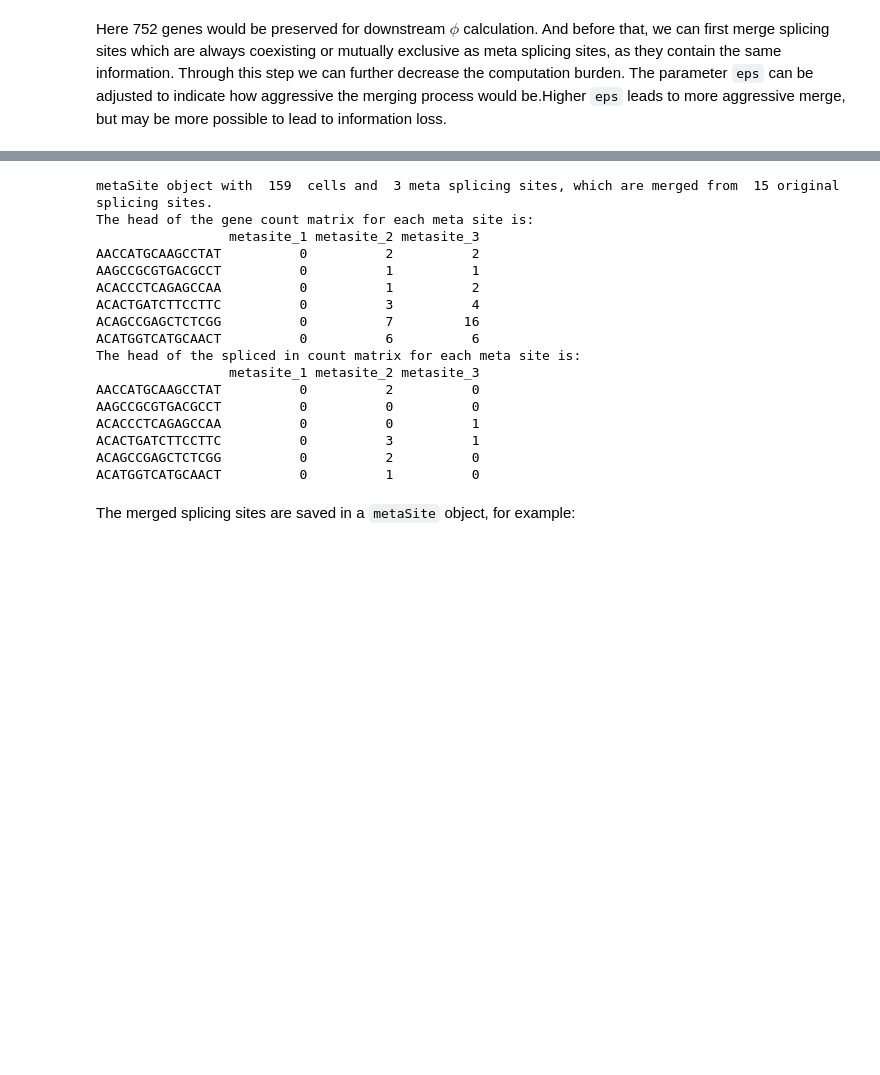
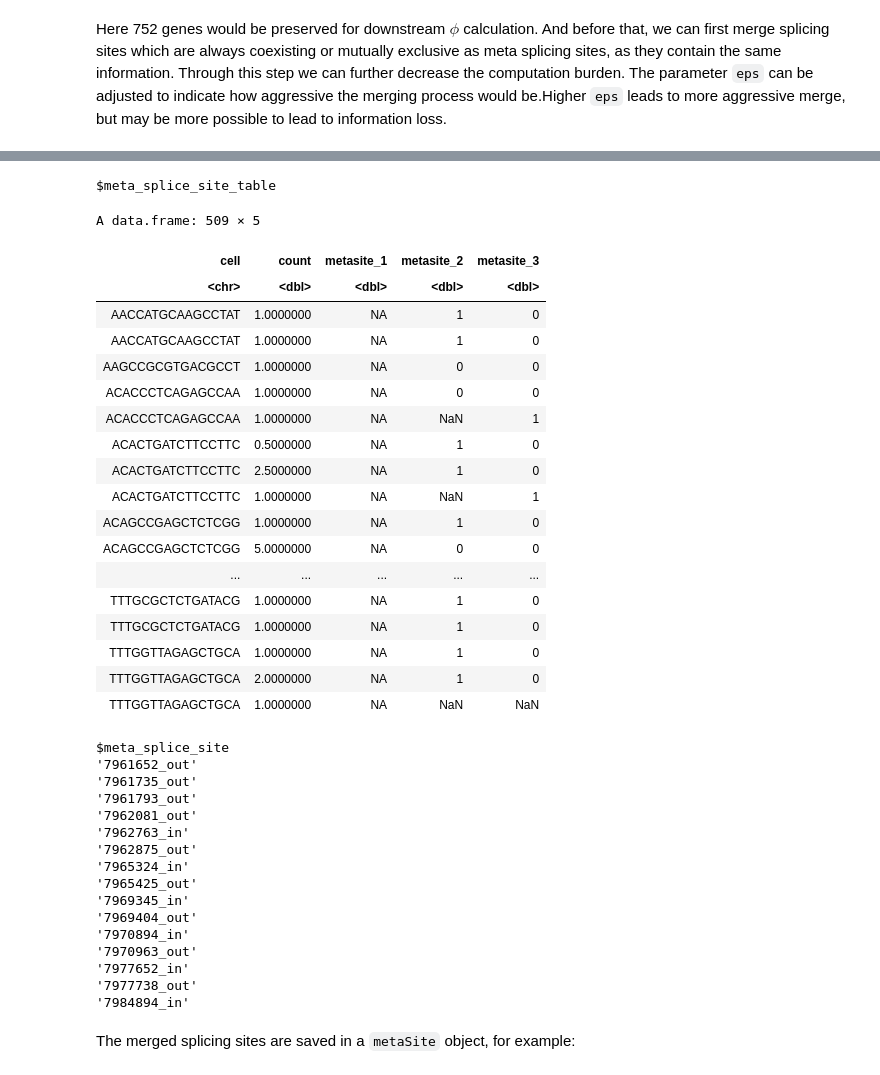
Before and after one commit to yuntianf/Longcell, a Jupyter notebook: vignettes/Longcell.ipynb, the cells around one changed output, grey strips where cells are left out. Drawn from its saved outputs; the diff is of its cells as text; code cells hidden in the pictures; blank space fills up the shorter version.

Commit message:
fix bug in spliceTable

```diff
--- a/vignettes/Longcell.ipynb
+++ b/vignettes/Longcell.ipynb
@@ -142,20 +139,2 @@ Warning message in if (class(spliceob@genes) == "character") {:
-# %%
-crc_splice@meta_sites[["PARK7"]]
-# %% [output]
-metaSite object with  159  cells and  3 meta splicing sites, which are merged from  15 original splicing sites.
-The head of the gene count matrix for each meta site is:
-                 metasite_1 metasite_2 metasite_3
-AACCATGCAAGCCTAT          0          2          2
-AAGCCGCGTGACGCCT          0          1          1
-ACACCCTCAGAGCCAA          0          1          2
-ACACTGATCTTCCTTC          0          3          4
-ACAGCCGAGCTCTCGG          0          7         16
-ACATGGTCATGCAACT          0          6          6
-The head of the spliced in count matrix for each meta site is:
-                 metasite_1 metasite_2 metasite_3
-AACCATGCAAGCCTAT          0          2          0
-AAGCCGCGTGACGCCT          0          0          0
-ACACCCTCAGAGCCAA          0          0          1
-ACACTGATCTTCCTTC          0          3          1
-ACAGCCGAGCTCTCGG          0          2          0
-ACATGGTCATGCAACT          0          1          0
+# %%
+data = getIsoform(crc_splice, genes = "PARK7")
@@ -162,3 +209,44 @@ ACATGGTCATGCAACT          0          1          0
+# %%
+temp = spliceTable(data,"+")
+# %%
+temp
+# %% [output]
+$meta_splice_site_table
+A data.frame: 509 × 5
+| cell | count | metasite_1 | metasite_2 | metasite_3 |
+| <chr> | <dbl> | <dbl> | <dbl> | <dbl> |
+| AACCATGCAAGCCTAT | 1.0000000 | NA | 1 | 0 |
+| AACCATGCAAGCCTAT | 1.0000000 | NA | 1 | 0 |
+| AAGCCGCGTGACGCCT | 1.0000000 | NA | 0 | 0 |
+| ACACCCTCAGAGCCAA | 1.0000000 | NA | 0 | 0 |
+| ACACCCTCAGAGCCAA | 1.0000000 | NA | NaN | 1 |
+| ACACTGATCTTCCTTC | 0.5000000 | NA | 1 | 0 |
+| ACACTGATCTTCCTTC | 2.5000000 | NA | 1 | 0 |
+| ACACTGATCTTCCTTC | 1.0000000 | NA | NaN | 1 |
+| ACAGCCGAGCTCTCGG | 1.0000000 | NA | 1 | 0 |
+| ACAGCCGAGCTCTCGG | 5.0000000 | NA | 0 | 0 |
+| ... | ... | ... | ... | ... |
+| TTTGCGCTCTGATACG | 1.0000000 | NA | 1 | 0 |
+| TTTGCGCTCTGATACG | 1.0000000 | NA | 1 | 0 |
+| TTTGGTTAGAGCTGCA | 1.0000000 | NA | 1 | 0 |
+| TTTGGTTAGAGCTGCA | 2.0000000 | NA | 1 | 0 |
+| TTTGGTTAGAGCTGCA | 1.0000000 | NA | NaN | NaN |
+$meta_splice_site
+'7961652_out'
+'7961735_out'
+'7961793_out'
+'7962081_out'
+'7962763_in'
+'7962875_out'
+'7965324_in'
+'7965425_out'
+'7969345_in'
+'7969404_out'
+'7970894_in'
+'7970963_out'
+'7977652_in'
+'7977738_out'
+'7984894_in'
 # %% [markdown]
 The merged splicing sites are saved in a `metaSite` object, for example:
 # %%
```
Also changed, not shown: parts of 3 cells of this notebook, 1 other file.
